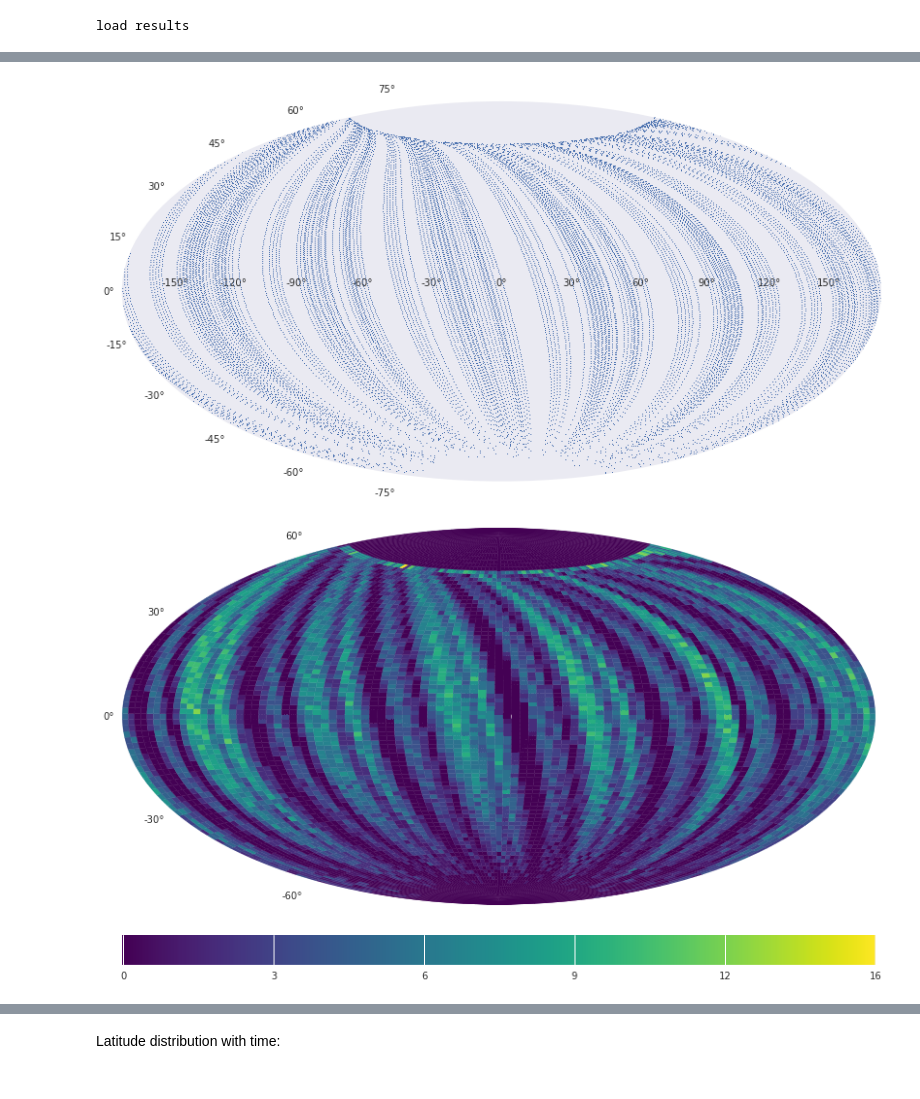
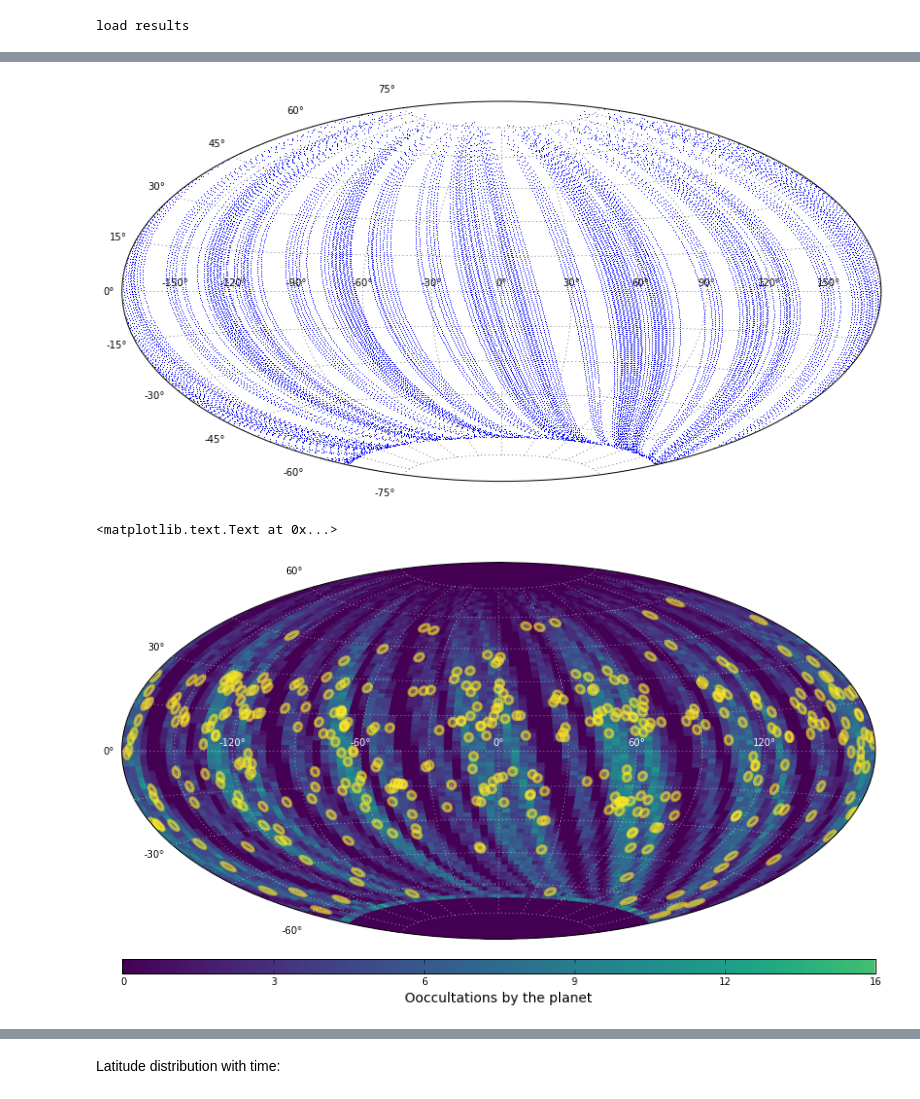
Before and after one commit to bmorris3/friedrich, a Jupyter notebook: hat11_flip_lambda/results.ipynb, the cells around one changed output, grey strips where cells are left out. Drawn from its saved outputs; the diff is of its cells as text; code cells hidden in the pictures.

```diff
--- a/hat11_flip_lambda/results.ipynb
+++ b/hat11_flip_lambda/results.ipynb
@@ -9,7 +9,7 @@ sys.path.insert(0, '../')
 import numpy as np
 import matplotlib.pyplot as plt
 from friedrich.analysis import Transit, Spot, Measurement, MCMCResults
-from friedrich.lightcurve import hat11_params_morris_flip_lambda
+from friedrich.lightcurve import hat11_params_morris_experiment
 from glob import glob
 
 archive_paths = sorted(glob('/local/tmp/friedrich/hat11_flip_lambda/chains???.hdf5'))
@@ -18,7 +18,7 @@ print('load results')
 transits = []
 all_times = []
 for archive_path in archive_paths:
-    m = MCMCResults(archive_path, hat11_params_morris_flip_lambda())
+    m = MCMCResults(archive_path, hat11_params_morris_experiment())
     all_times.extend(m.lc.times.jd)
 
 #     # Convert samples into spot measurements
@@ -118,4 +38,9 @@ fig.subplots_adjust(hspace=-0.55)
 # %%
+from friedrich.orientation import times_to_occulted_lat_lon
+from astroML.plotting import plot_tissot_ellipse
+
+transit_params = hat11_params_morris_experiment()
+
 all_lats = []
 all_lons = []
 all_amps = []
@@ -230,7 +155,7 @@ from friedrich.orientation import times_to_occulted_lat_lon
 lats = np.zeros(len(all_times))#[]
 lons = np.zeros(len(all_times))#[]
 for i, t in enumerate(all_times):
-    lat, lon = times_to_occulted_lat_lon(np.array([t]), hat11_params_morris_flip_lambda())
+    lat, lon = times_to_occulted_lat_lon(np.array([t]), transit_params)
     lats[i] = lat
     lons[i] = lon
 # %%
@@ -242,7 +167,7 @@ ax = plt.subplot(111, projection=projection.lower())
 ax.plot(lons, lats, ',')
 ax.grid()
 # %% [output]
-[figure, old version]
+[figure, new version]
 # %%
 n_bins = 100
 lon_grid = np.linspace(-np.pi, np.pi, n_bins)
@@ -285,42 +210,79 @@ for i in range(n_bins-1):
 # %%
 projection = 'Hammer'
 
-cmap = plt.cm.viridis
+cmap = plt.cm.viridis # plt.cm.copper
+fraction_of_colorbar = 0.7
+circle_color = plt.cm.viridis(1.0)
+radius = 1.0*np.tan(transit_params.rp)
+
 def color_scale(x):
-    return (x - bins.min()) / bins.max()
+    return fraction_of_colorbar*(x - bins.min()) / bins.max()
+    #return (x - bins.min()) / 2 / bins.max()
 
 # Plot the built-in projections
 fig = plt.figure(figsize=(14, 14))
 ax = plt.subplot(211, projection=projection.lower())
 
 for i in range(n_bins-1):
     lon_bin_lower = lon_grid[i]
     lon_bin_upper = lon_grid[i+1]
     for j in range(n_bins-1):
         lat_bin_lower = lat_grid[j]
         lat_bin_upper = lat_grid[j+1]
 
         # [lon min, lon max], [lat min, lat min], [lat max]
         ax.fill_between([lon_bin_lower, lon_bin_upper],
                         [lat_bin_lower, lat_bin_lower],
                         lat_bin_upper,
                         color=cmap(color_scale(bins[j, i])))
 
+def custom_grid(ax, color='gray'):
+    # plot latitude/longitude grid
+    ax.xaxis.set_major_locator(plt.FixedLocator(np.pi / 3
+                                                * np.linspace(-2, 2, 5)))
+    ax.xaxis.set_minor_locator(plt.FixedLocator(np.pi / 6
+                                                * np.linspace(-5, 5, 11)))
+    ax.yaxis.set_major_locator(plt.FixedLocator(np.pi / 6
+                                                * np.linspace(-2, 2, 5)))
+    ax.yaxis.set_minor_locator(plt.FixedLocator(np.pi / 12
+                                                * np.linspace(-5, 5, 11)))
+
+    ax.grid(True, which='minor', color=color, ls=':')
+
+    if color != 'gray':
+        for l in ax.get_xticklabels():
+            l.set_color(color)
+
 def plot_colorbar(fig, ax):
-    gradient = np.linspace(0, 1, 256)
-    gradient = np.vstack(10*[gradient])
+    gradient = np.linspace(0, fraction_of_colorbar, 256)
+    gradient = np.vstack(5*[gradient])
 
-    ax.imshow(gradient, cmap=plt.get_cmap('viridis'), aspect=1.0)
+    ax.imshow(gradient, cmap=cmap, aspect=1.0, vmin=0, vmax=1)
     ax.set_yticks([])
     nticks = 6
     axspace = np.linspace(0, 256, nticks)
     xticks = np.linspace(bins.min(), bins.max(), nticks).astype(int)
     ax.set_xticks(axspace)
     ax.set_xticklabels(xticks)
 
-custom_grid(ax, color='w')
 ax2 = plt.subplot(212)
 plot_colorbar(fig, ax2)
-fig.subplots_adjust(hspace=-0.55)
+fig.subplots_adjust(hspace=-0.6)
+
+# plot spots
+for transit in transits:
+    for spot in transit.spots:
+        latitude, longitude = times_to_occulted_lat_lon(np.array([spot.t0.value]),
+                                                        transit_params)
+
+        p = plot_tissot_ellipse(longitude, latitude, radius, ax=ax, facecolor='none',
+                                edgecolor=circle_color, lw=3, alpha=0.6)
+
+        p = plot_tissot_ellipse(longitude, latitude, radius, ax=ax, linewidth=0,
+                                alpha=0.3, facecolor=circle_color)
+
+custom_grid(ax, color='w')
+ax2.set_xlabel('Ooccultations by the planet', fontsize=14)
 # %% [output]
+<matplotlib.text.Text at 0x...>
-[figure, old version]
+[figure, new version]
```
Also changed, not shown: parts of 13 cells of this notebook, 9 other files.
